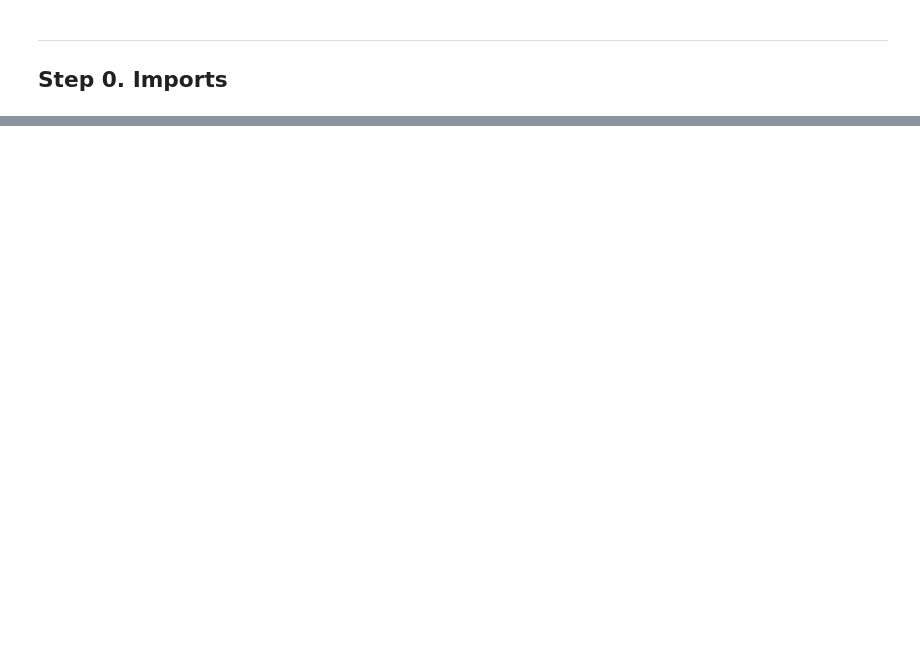
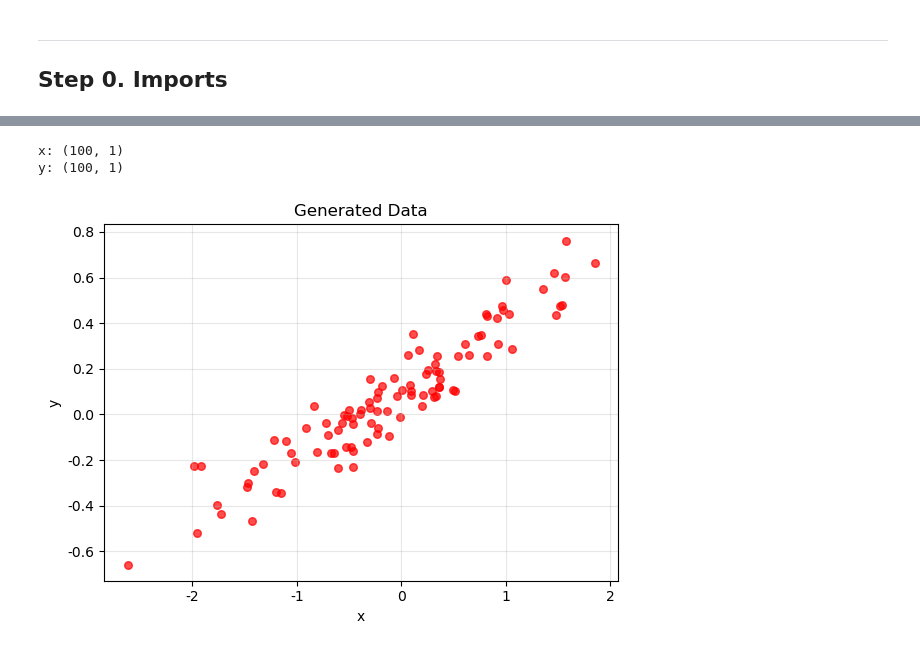
Before and after one commit to jongmoonha/AI-ME-Practice, a Jupyter notebook: Practice01_Linear_Regression.ipynb, the cells around one changed output, grey strips where cells are left out. Saved outputs shown, nothing was run; the diff lists cells and outputs as text; code cells hidden in the pictures; blank space fills up the shorter version.

```diff
--- a/Practice01_Linear_Regression.ipynb
+++ b/Practice01_Linear_Regression.ipynb
@@ -24,14 +23,3 @@ $$\mathbf{X} = \begin{bmatrix} 1 & x_1 \\ \vdots & \vdots \\ 1 & x_N \end{bmatri
 # %% [markdown]
 ---
 ## Step 0. Imports
-# %%
-import numpy as np
-import torch
-import matplotlib.pyplot as plt
-from sklearn.linear_model import LinearRegression
-
-np.random.seed(42)
-torch.manual_seed(42)
-
-plt.rcParams['figure.figsize'] = (8, 5)
-plt.rcParams['axes.unicode_minus'] = False
@@ -719,0 +43,23 @@ exactly on top of one another.
+# %%
+N  = 100      # number of samples
+w0 = 0.1      # true intercept
+w1 = 0.3      # true slope
+
+x = np.random.normal(0.0, 1, N).reshape(-1, 1)
+y = w0 + w1 * x + np.random.normal(0.0, 0.1, N).reshape(-1, 1)   # add noise
+
+print(f'x: {x.shape}')
+print(f'y: {y.shape}')
+
+plt.figure(figsize=(6, 4.5))
+plt.scatter(x, y, c='r', s=30, alpha=0.7)
+plt.xlabel('x')
+plt.ylabel('y')
+plt.title('Generated Data')
+plt.grid(alpha=0.3)
+plt.tight_layout()
+plt.show()
+# %% [output]
+x: (100, 1)
+y: (100, 1)
+[figure, added]
```
Also changed, not shown: parts of 67 cells of this notebook, 1 other file.
